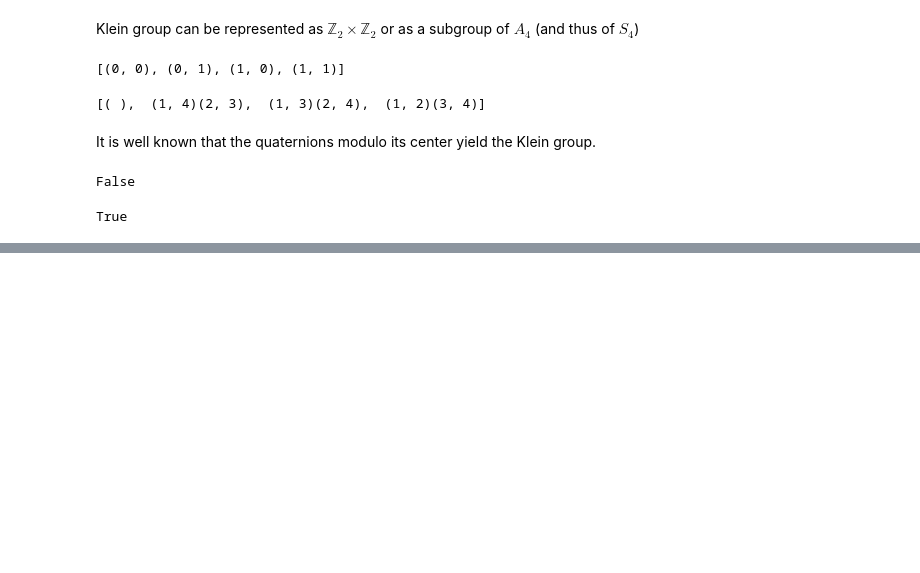
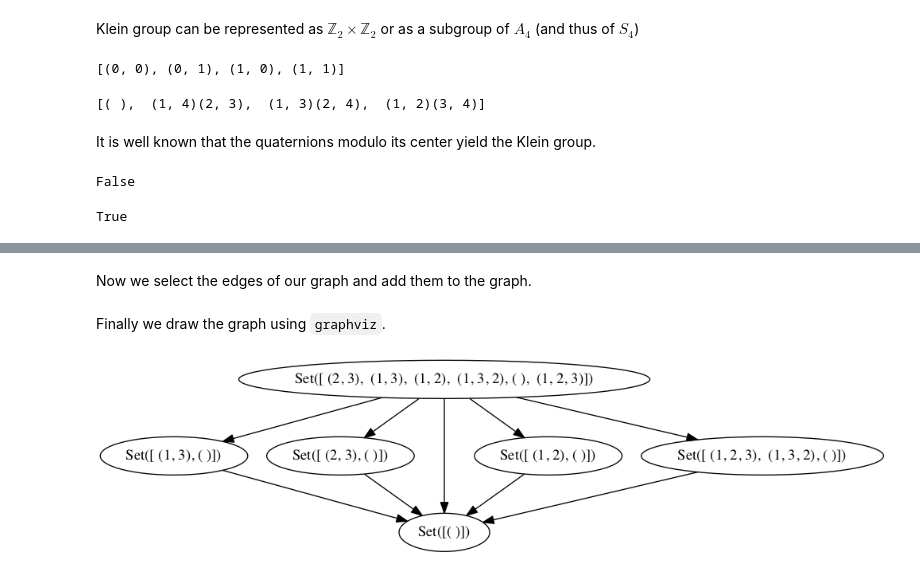
Before and after one commit to pedritomelenas/Algebra-II, a Jupyter notebook: Grupos/absalg-new/Tutorial.ipynb, the cells around one changed output, grey strips where cells are left out. Cells and saved outputs as stored; diff of their text form; code cells hidden in the pictures; blank space fills up the shorter version.

```diff
--- a/Grupos/absalg-new/Tutorial.ipynb
+++ b/Grupos/absalg-new/Tutorial.ipynb
@@ -463,0 +475,18 @@ True
+# %%
+A=nx.DiGraph()
+G=SymmetricGroup(3)
+sbs=Set(G.subgroups())
+# %% [markdown]
+Now we select the edges of our graph and add them to the graph.
+# %%
+edges=[(Set(a),Set(b)) for a in sbs for b in sbs if (b <= a) and (a!=b)]
+# %%
+A.add_edges_from(edges)
+# %% [markdown]
+Finally we draw the graph using `graphviz`.
+# %%
+d=nx.to_pydot(A,strict=True)
+png_str = d.create_png()
+Image(data=png_str)
+# %% [output]
+[figure, added]
```
Also changed, not shown: parts of 21 cells of this notebook.
